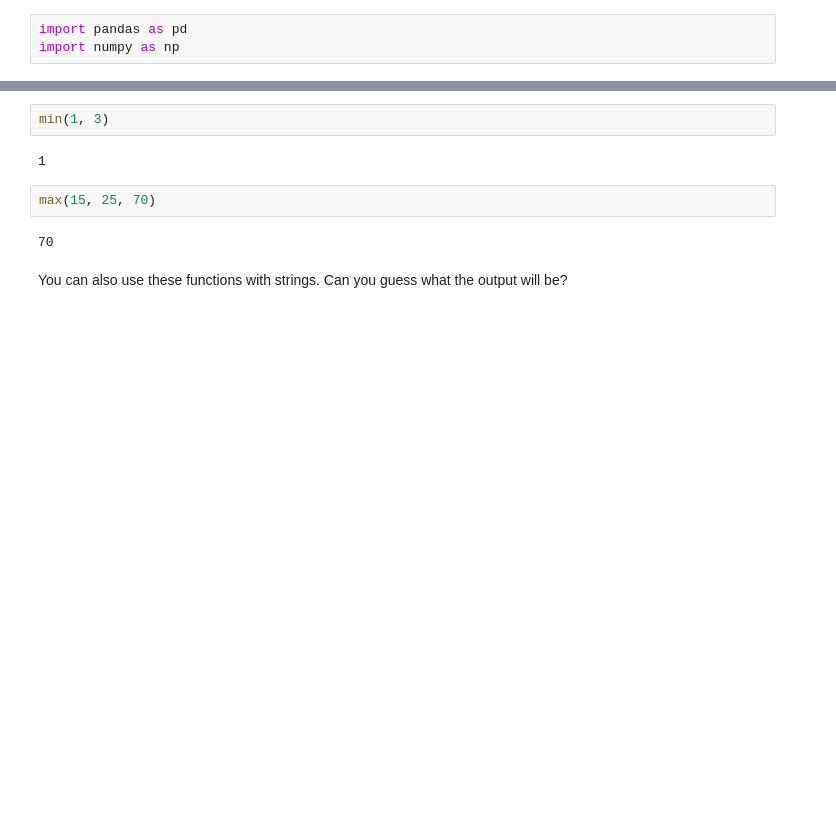
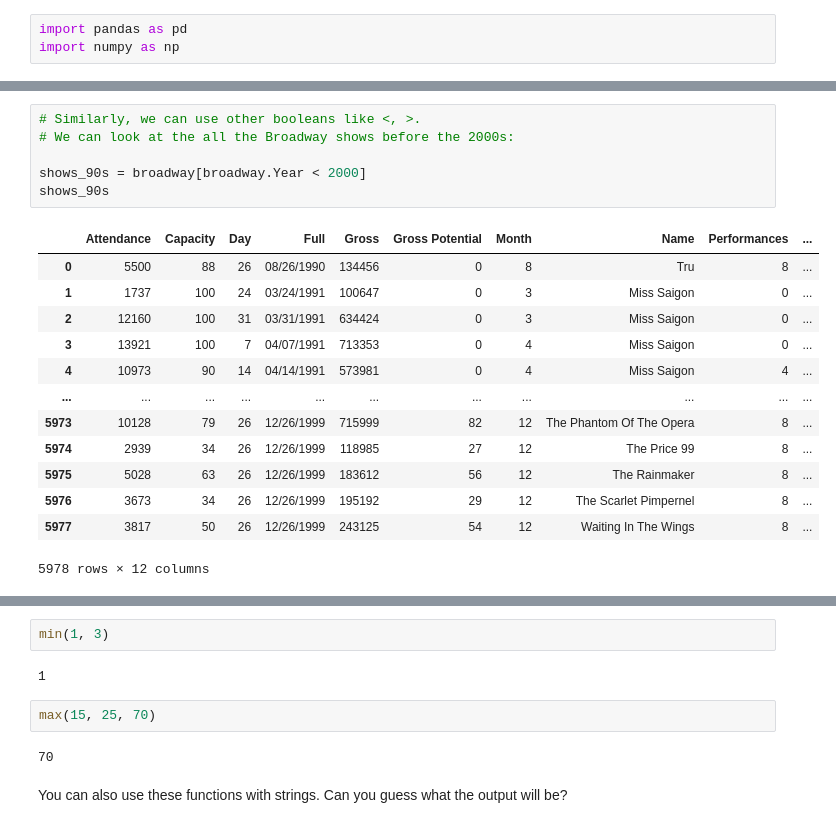
Before and after one commit to ds-modules/CP-101-SP21, a Jupyter notebook: Lab4/Lab 4 - Intro to Python and MOEs.ipynb, the cells around one changed output, grey strips where cells are left out. Saved outputs shown, nothing was run; the diff lists cells and outputs as text; blank space fills up the shorter version.

```diff
--- a/Lab4/Lab 4 - Intro to Python and MOEs.ipynb
+++ b/Lab4/Lab 4 - Intro to Python and MOEs.ipynb
@@ -9,0 +120,20 @@ import numpy as np
+# %%
+# Similarly, we can use other booleans like <, >.
+# We can look at the all the Broadway shows before the 2000s:
+
+shows_90s = broadway[broadway.Year < 2000]
+shows_90s
+# %% [output]
+|  | Attendance | Capacity | Day | Full | Gross | Gross Potential | Month | Name | Performances | ... |
+| 0 | 5500 | 88 | 26 | 08/26/1990 | 134456 | 0 | 8 | Tru | 8 | ... |
+| 1 | 1737 | 100 | 24 | 03/24/1991 | 100647 | 0 | 3 | Miss Saigon | 0 | ... |
+| 2 | 12160 | 100 | 31 | 03/31/1991 | 634424 | 0 | 3 | Miss Saigon | 0 | ... |
+| 3 | 13921 | 100 | 7 | 04/07/1991 | 713353 | 0 | 4 | Miss Saigon | 0 | ... |
+| 4 | 10973 | 90 | 14 | 04/14/1991 | 573981 | 0 | 4 | Miss Saigon | 4 | ... |
+| ... | ... | ... | ... | ... | ... | ... | ... | ... | ... | ... |
+| 5973 | 10128 | 79 | 26 | 12/26/1999 | 715999 | 82 | 12 | The Phantom Of The Opera | 8 | ... |
+| 5974 | 2939 | 34 | 26 | 12/26/1999 | 118985 | 27 | 12 | The Price 99 | 8 | ... |
+| 5975 | 5028 | 63 | 26 | 12/26/1999 | 183612 | 56 | 12 | The Rainmaker | 8 | ... |
+| 5976 | 3673 | 34 | 26 | 12/26/1999 | 195192 | 29 | 12 | The Scarlet Pimpernel | 8 | ... |
+| 5977 | 3817 | 50 | 26 | 12/26/1999 | 243125 | 54 | 12 | Waiting In The Wings | 8 | ... |
+5978 rows × 12 columns
```
Also changed, not shown: parts of 84 cells of this notebook.
